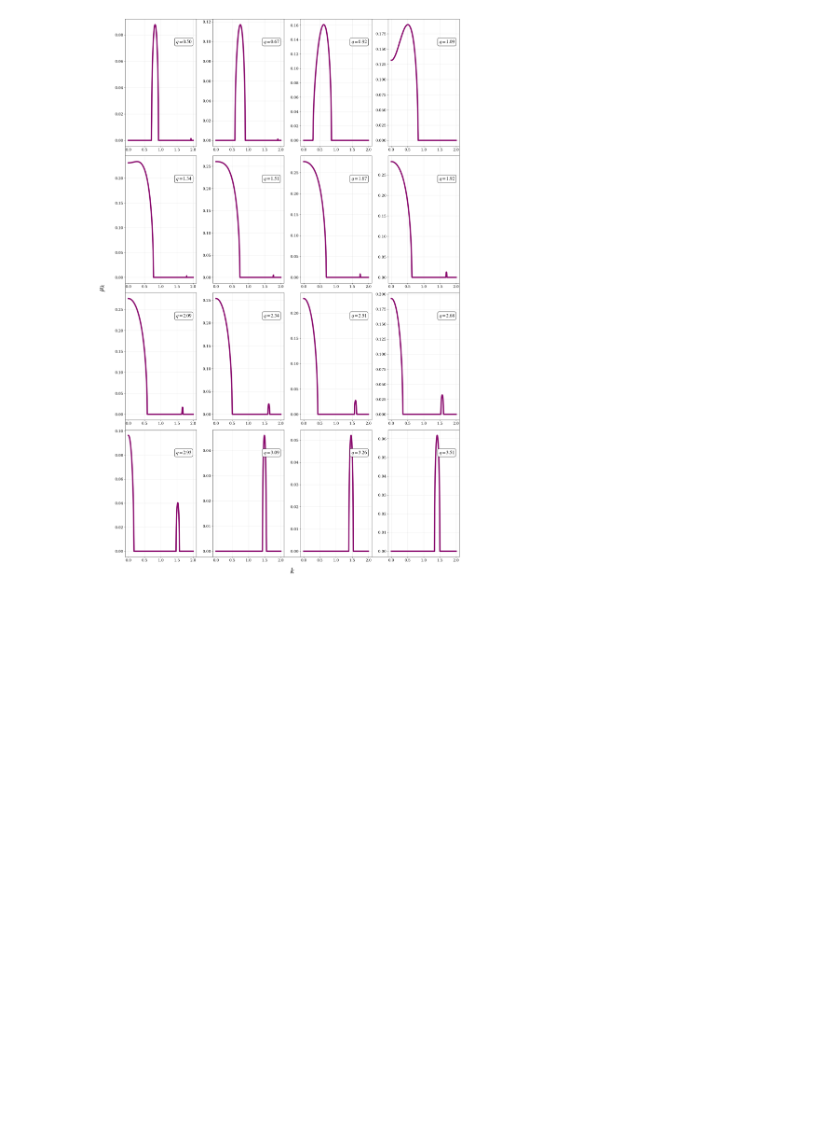
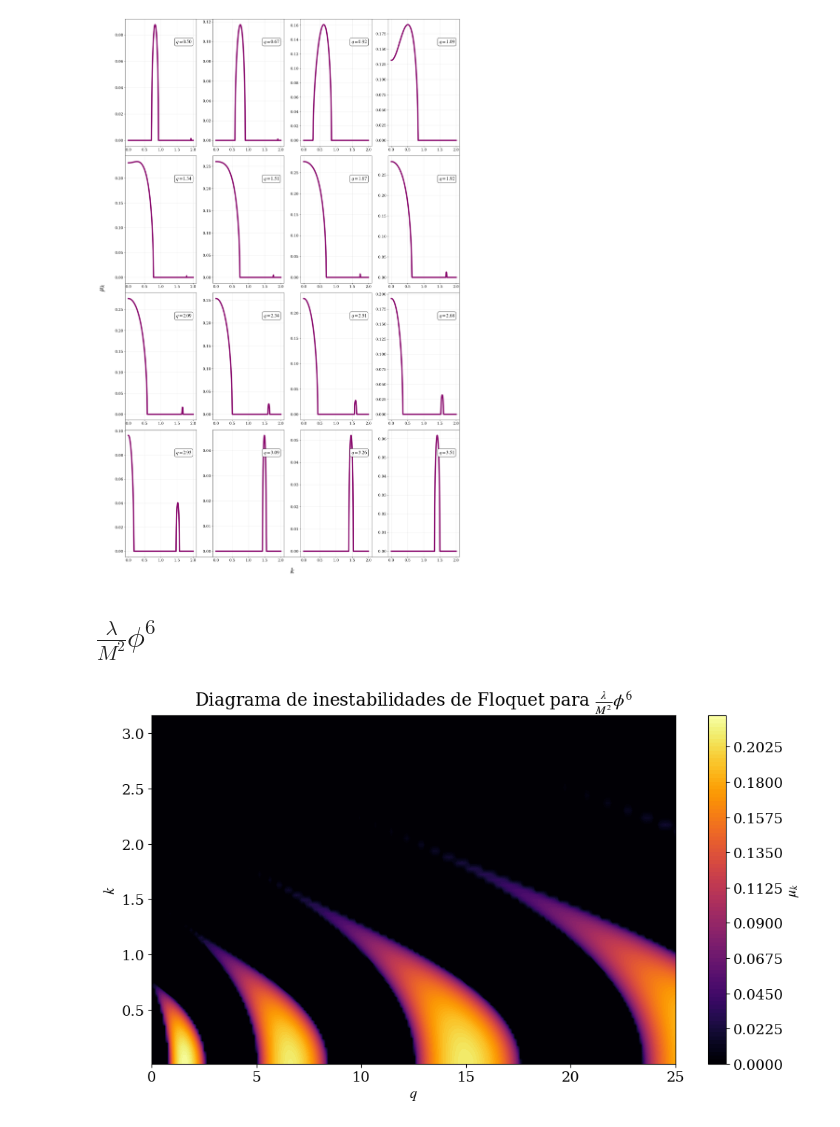
Before and after one commit to TomasCiccarella/Tesis, a Jupyter notebook: Floquet/Floquet.ipynb, the cells around one changed output. Cells and saved outputs as stored; diff of their text form; code cells hidden in the pictures; blank space fills up the shorter version.

```diff
--- a/Floquet/Floquet.ipynb
+++ b/Floquet/Floquet.ipynb
@@ -359,3 +359,5 @@ plt.tight_layout()
 plt.show()
 # %% [output]
 [figure]
+# %% [markdown]
+# $\displaystyle \frac{\lambda}{M^2} \phi^6$
@@ -361,0 +406,27 @@ plt.show()
+# %%
+phi0 = 1
+phi_dot0 = 0
+y0 = (phi0, phi_dot0)
+E = 0.5 * phi_dot0**2 + 1/6 * phi0**6
+
+gs = np.linspace(0, 25, 200)
+ks = np.logspace(-2, 0.5, 200)
+
+G, K = np.meshgrid(gs, ks)
+mu = np.zeros((len(ks), len(gs)), dtype=complex)
+Tosc = oscilation_phi6(E)
+
+for i, g in enumerate(tqdm(gs)):
+    for j, k in enumerate(ks):
+        mu[j, i] = mu_phi6(k, g, y0, Tosc)
+# %%
+# Ahora grafiquemos el diagrama de inestabilidades
+plt.figure(figsize=(10, 6))
+plt.contourf(gs, ks, np.real(mu), levels=100, cmap='inferno')
+plt.colorbar(label=r'$\mu_k$')
+plt.xlabel(r'$q$')
+plt.ylabel(r'$k$')
+plt.title(r'Diagrama de inestabilidades de Floquet para $\frac{\lambda}{M^2} \phi^6$')
+plt.tight_layout()
+# %% [output]
+[figure, added]
```
Also changed, not shown: parts of 1 cell of this notebook, 19 other files.
